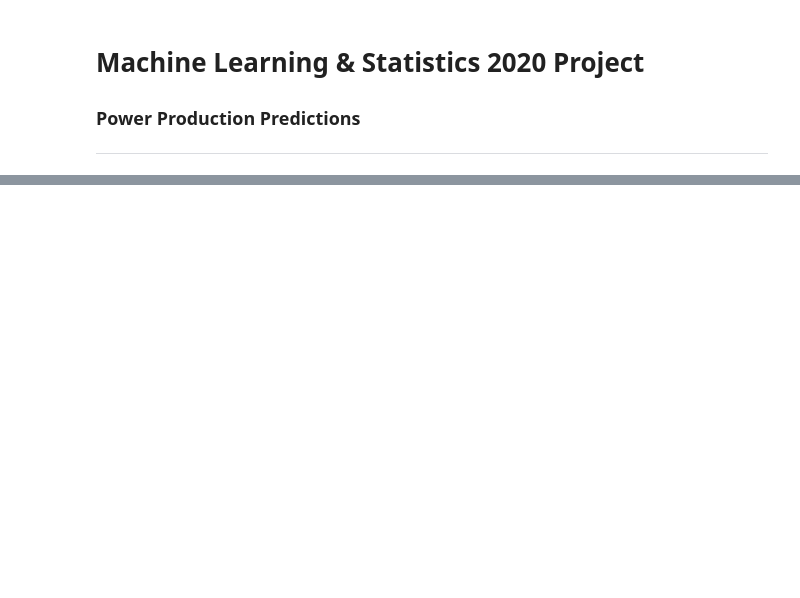
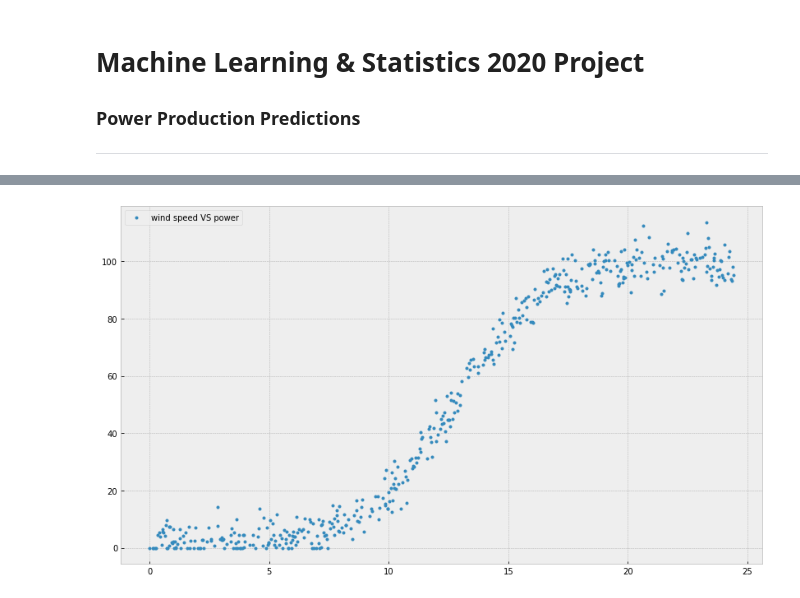
Before and after one commit to dervlac/MLS-Assessment, a Jupyter notebook: MLS Project.ipynb, the cells around one changed output, grey strips where cells are left out. Saved outputs shown, nothing was run; the diff lists cells and outputs as text; code cells hidden in the pictures; blank space fills up the shorter version.

```diff
--- a/MLS Project.ipynb
+++ b/MLS Project.ipynb
@@ -27 +41,7 @@ data = df.drop([208,340,404,456,490,491,492,493,494,495,496,497,498,499], axis=0
 data.reset_index(inplace=True)
+# %%
+# plot the dataset to get an idea of the shape of the curve
+plt.plot(data['speed'], data['power'], '.', label='wind speed VS power')
+plt.legend();
+# %% [output]
+[figure, added]
```
Also changed, not shown: parts of 24 cells of this notebook.
